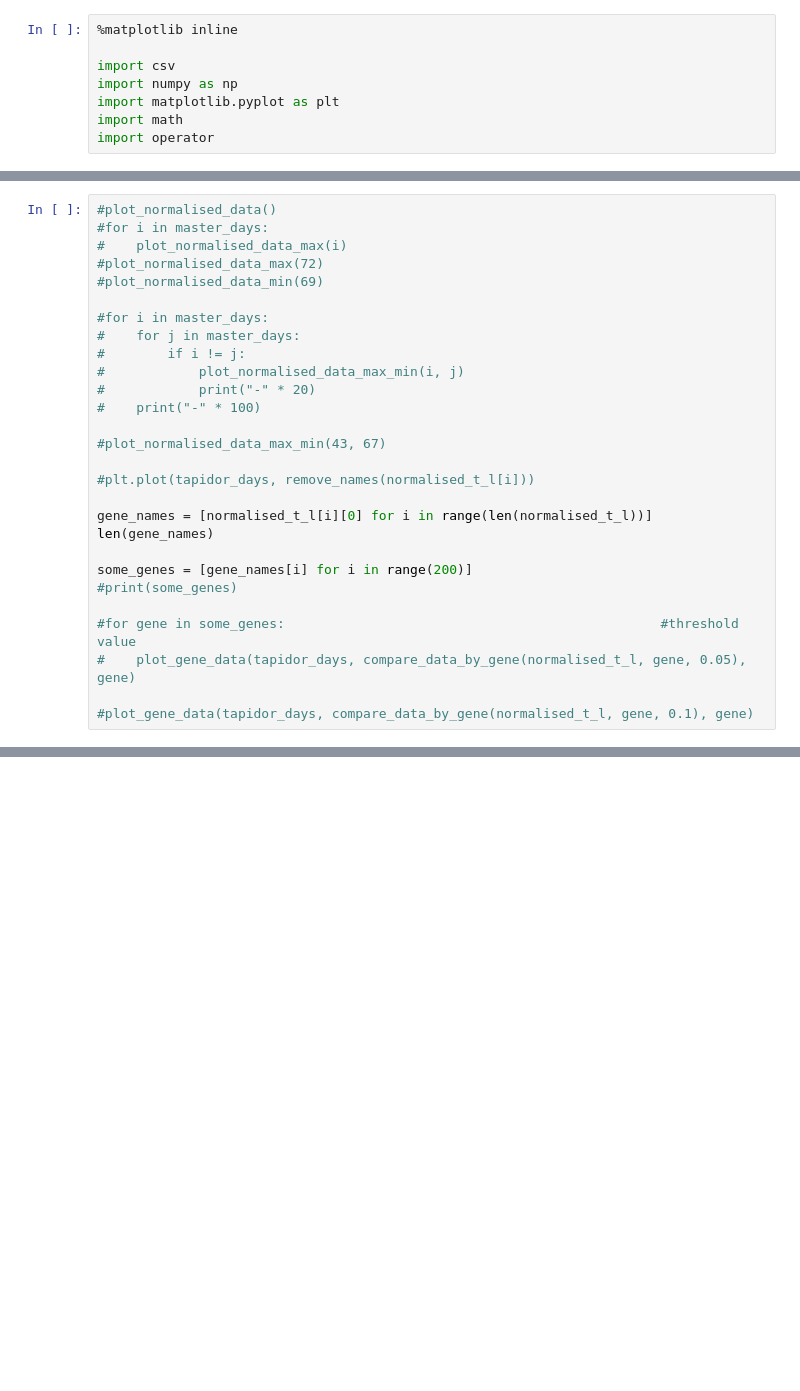
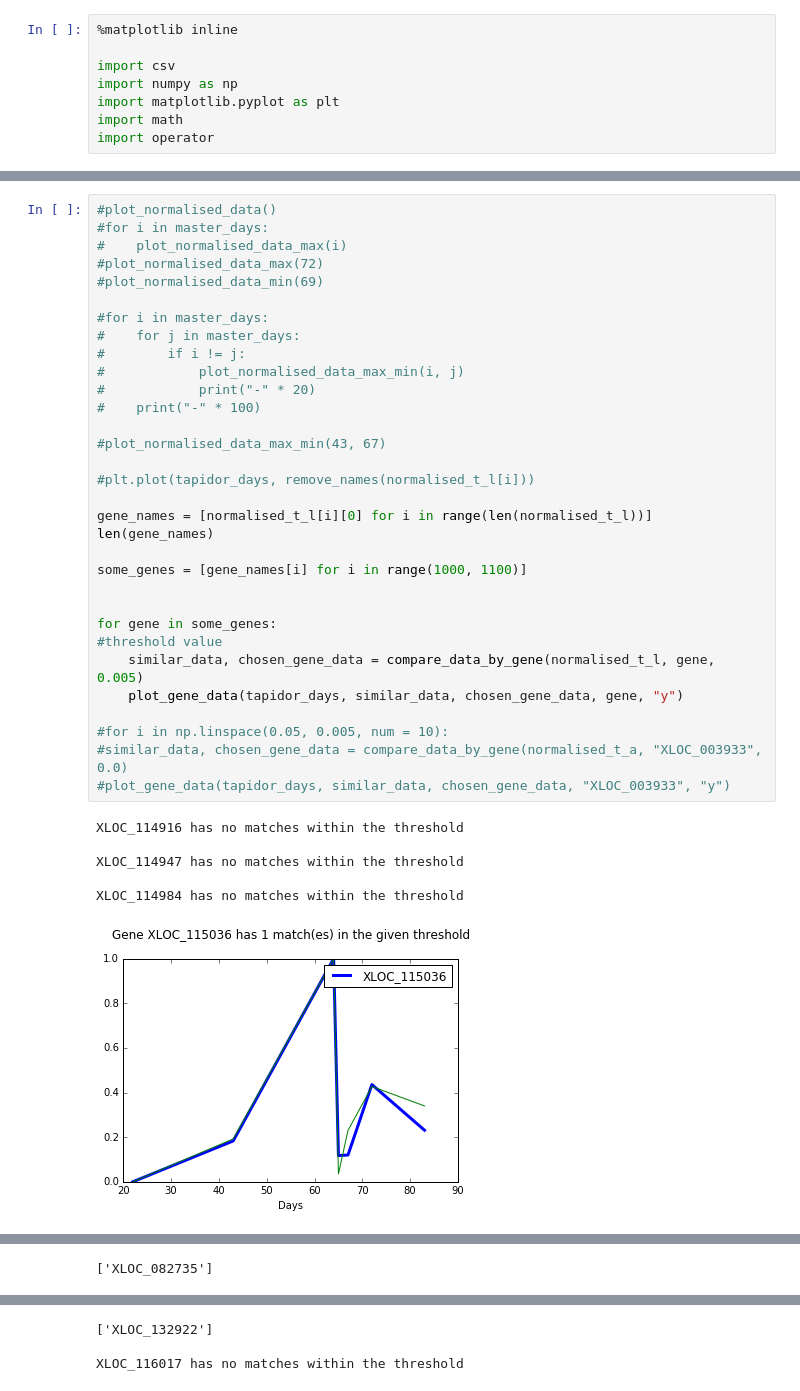
Before and after one commit to TIF141/hello-world, a Jupyter notebook: Gene data.ipynb, the cells around one changed output, grey strips where cells are left out. Saved outputs shown, nothing was run; the diff lists cells and outputs as text; blank space fills up the shorter version.

Commit message:
Improvements to functions for genes, slightly tidier

```diff
--- a/Gene data.ipynb
+++ b/Gene data.ipynb
@@ -326,28 +397,38 @@ normalised_w_a = normalise_list(westar_apex, maxes_w_a, mins_w_a)
 # %%
 #plot_normalised_data()
 #for i in master_days:
 #    plot_normalised_data_max(i)
 #plot_normalised_data_max(72)
 #plot_normalised_data_min(69)
 
 #for i in master_days:
 #    for j in master_days:
 #        if i != j:
 #            plot_normalised_data_max_min(i, j)
 #            print("-" * 20)
 #    print("-" * 100)
 
 #plot_normalised_data_max_min(43, 67)
 
 #plt.plot(tapidor_days, remove_names(normalised_t_l[i]))
 
 gene_names = [normalised_t_l[i][0] for i in range(len(normalised_t_l))]
 len(gene_names)
 
-some_genes = [gene_names[i] for i in range(200)]
-#print(some_genes)
+some_genes = [gene_names[i] for i in range(1000, 1100)]
 
-#for gene in some_genes:                                                #threshold value
-#    plot_gene_data(tapidor_days, compare_data_by_gene(normalised_t_l, gene, 0.05), gene)
 
-#plot_gene_data(tapidor_days, compare_data_by_gene(normalised_t_l, gene, 0.1), gene)
+for gene in some_genes:                                                       #threshold value
+    similar_data, chosen_gene_data = compare_data_by_gene(normalised_t_l, gene, 0.005)
+    plot_gene_data(tapidor_days, similar_data, chosen_gene_data, gene, "y")
+
+#for i in np.linspace(0.05, 0.005, num = 10):
+#similar_data, chosen_gene_data = compare_data_by_gene(normalised_t_a, "XLOC_003933", 0.0)
+#plot_gene_data(tapidor_days, similar_data, chosen_gene_data, "XLOC_003933", "y")
+# %% [output]
+XLOC_114916 has no matches within the threshold
+
+XLOC_114947 has no matches within the threshold
+
+XLOC_114984 has no matches within the threshold
+[figure, added]
@@ -353,0 +449 @@ some_genes = [gene_names[i] for i in range(200)]
+['XLOC_082735']
@@ -353,0 +461,3 @@ some_genes = [gene_names[i] for i in range(200)]
+['XLOC_132922']
+
+XLOC_116017 has no matches within the threshold
```
Also changed, not shown: parts of 5 cells of this notebook.
